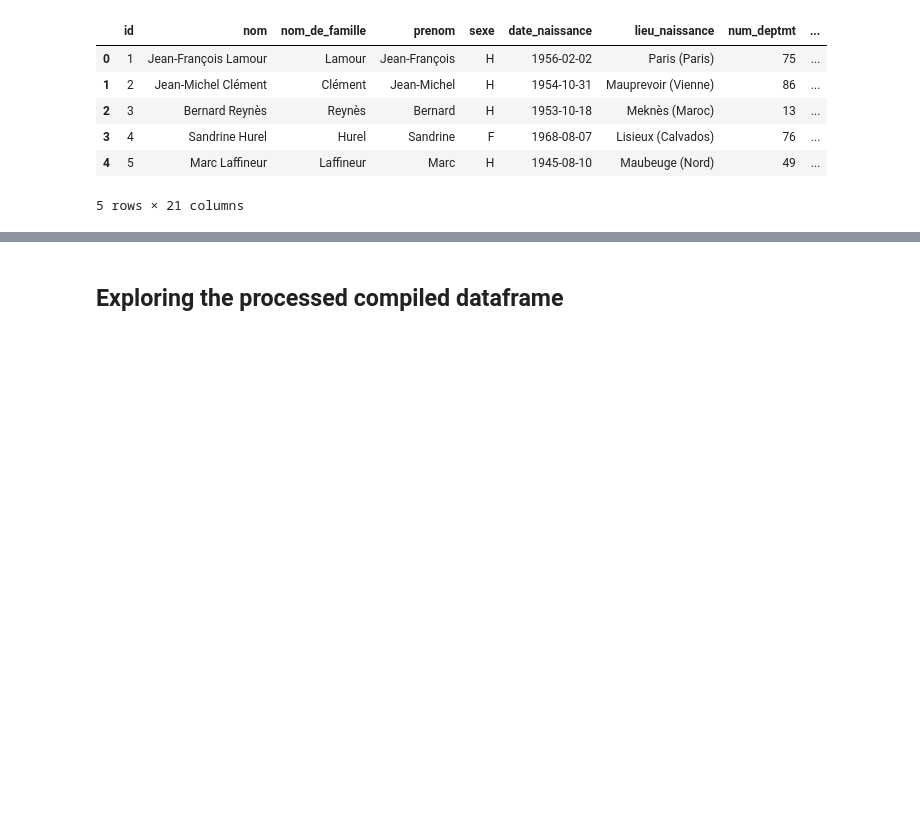
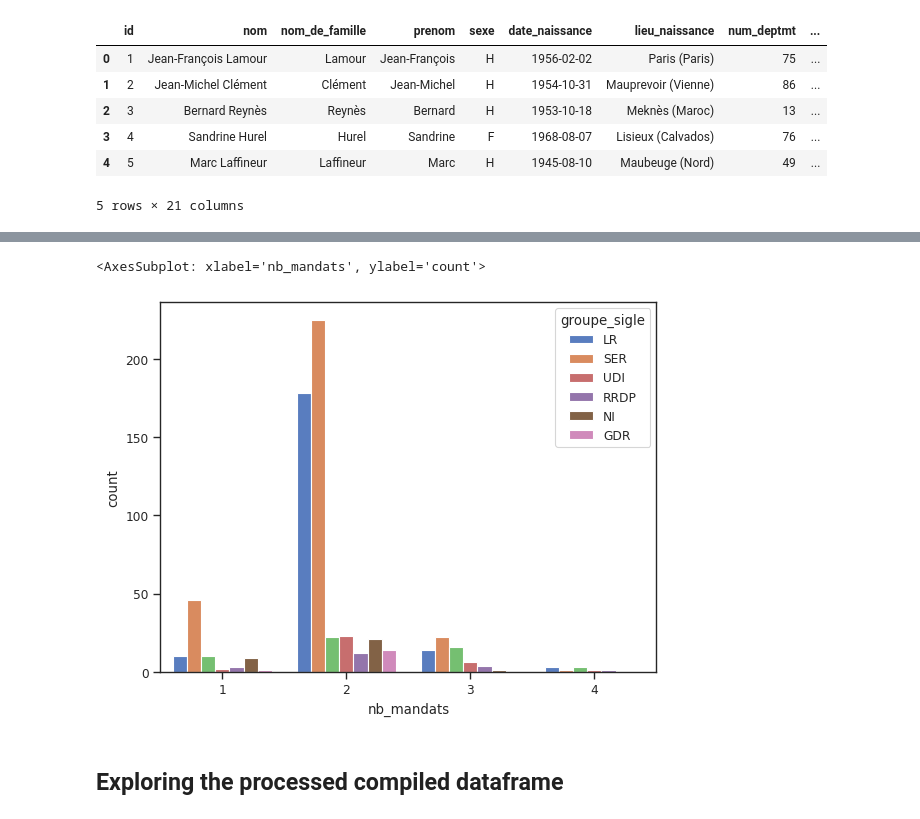
Before and after one commit to gwatkinson/NLP_Assemblee, a Jupyter notebook: docs/notebooks/processing.ipynb, the cells around one changed output, grey strips where cells are left out. Saved outputs shown, nothing was run; the diff lists cells and outputs as text; code cells hidden in the pictures; blank space fills up the shorter version.

```diff
--- a/docs/notebooks/processing.ipynb
+++ b/docs/notebooks/processing.ipynb
@@ -105,3 +168,8 @@ g.figure.tight_layout()
+# %%
+sns.countplot(data=ddf, x="nb_mandats", hue="groupe_sigle")
+# %% [output]
+<AxesSubplot: xlabel='nb_mandats', ylabel='count'>
+[figure, added]
 # %% [markdown]
 ## Exploring the processed compiled dataframe
 # %%
```
Also changed, not shown: parts of 24 cells of this notebook.
